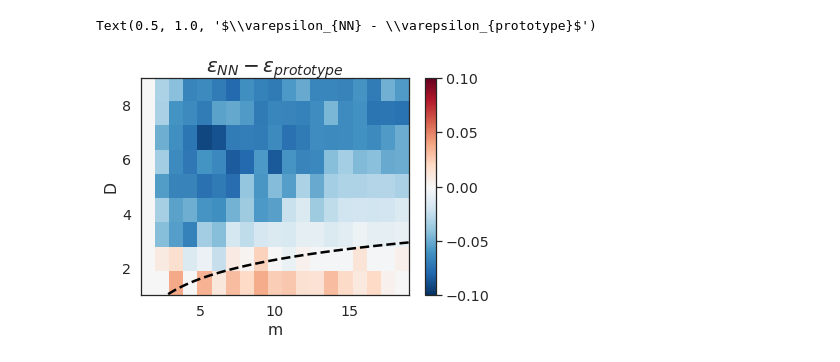
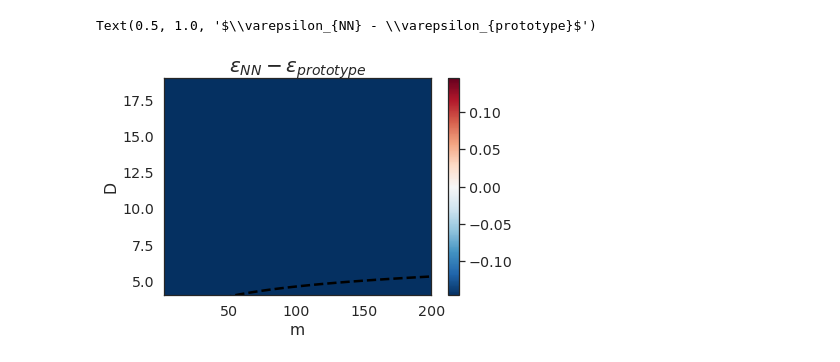
Before and after one commit to bsorsch/geometry-fewshot-learning, a Jupyter notebook: NN high-D.ipynb, the cells around one changed output. Saved outputs shown, nothing was run; the diff lists cells and outputs as text; code cells hidden in the pictures.

Commit message:
prototype vs exemplar experiments on object manifolds

```diff
--- a/NN high-D.ipynb
+++ b/NN high-D.ipynb
@@ -154,10 +147,10 @@ NN_errs = np.stack(NN_errs).reshape(len(ms),len(Ns),n_avg).mean(-1)
 # %%
 with sns.axes_style('white'):
-    diff = NN_errs
+    diff = (-proto_errs + NN_errs).T
     vmax = np.max(np.abs(diff))
     plt.imshow(diff, origin='lower',
                extent=(np.min(ms),np.max(ms),np.min(Ns),np.max(Ns)),
-              cmap='RdBu_r',aspect='auto')
+              cmap='RdBu_r',aspect='auto',vmin=-vmax/3,vmax=vmax/3)
 
     xx = np.linspace(np.min(ms),np.max(ms),100)
     plt.plot(xx,np.log(xx), c='black',linestyle='dashed')
@@ -179,0 +208,15 @@ plt.plot(NN_errs[5])
+# %%
+proto_errs = []
+NN_errs = []
+
+Ns = np.arange(4,20,5)
+ms = np.linspace(2,200,20,dtype='int')
+n_avg = 1
+for m in tqdm(ms):
+    for D in tqdm(Ns,leave=False):
+        for _ in range(n_avg):
+            proto_err, NN_err = sphere_experiment_orthogonal(m,D)
+            proto_errs.append(proto_err)
+            NN_errs.append(NN_err)
+proto_errs = np.stack(proto_errs).reshape(len(ms),len(Ns),n_avg).mean(-1)
+NN_errs = np.stack(NN_errs).reshape(len(ms),len(Ns),n_avg).mean(-1)
@@ -179,0 +237,19 @@ plt.plot(NN_errs[5])
+# %%
+with sns.axes_style('white'):
+    plt.subplot(121)
+    diff = NN_errs
+    vmax = np.max(np.abs(diff))
+    plt.imshow(diff, origin='lower',
+               extent=(np.min(ms),np.max(ms),np.min(Ns),np.max(Ns)),aspect='auto')
+
+    xx = np.linspace(np.min(ms),np.max(ms),100)
+    plt.plot(xx,np.log(xx), c='black',linestyle='dashed')
+    plt.subplot(122)
+    diff = proto_errs
+    vmax = np.max(np.abs(diff))
+    plt.imshow(diff, origin='lower',
+               extent=(np.min(ms),np.max(ms),np.min(Ns),np.max(Ns)),aspect='auto')
+
+    xx = np.linspace(np.min(ms),np.max(ms),100)
+    plt.plot(xx,np.log(xx), c='black',linestyle='dashed')
+    plt.colorbar()
@@ -180,20 +258,20 @@ plt.plot(NN_errs[5])
 # %%
 with sns.axes_style('white'):
-    diff = (proto_errs - NN_errs).T
+    diff = (-proto_errs + NN_errs).T
     vmax = np.max(np.abs(diff))
     plt.imshow(diff, origin='lower',
                extent=(np.min(ms),np.max(ms),np.min(Ns),np.max(Ns)),
-              cmap='RdBu_r',aspect='auto',vmax=0.1, vmin=-0.1)
+              cmap='RdBu_r',aspect='auto',vmin=-vmax/3,vmax=vmax/3)
 
     xx = np.linspace(np.min(ms),np.max(ms),100)
     plt.plot(xx,np.log(xx), c='black',linestyle='dashed')
     plt.colorbar()
 plt.xlabel('m')
 plt.ylabel('D');
 plt.ylim(np.min(Ns),np.max(Ns))
 plt.title(r'$\varepsilon_{NN} - \varepsilon_{prototype}$',fontsize=20)
 # plt.xlim([0,500])
 # plt.savefig('images/NN_vs_prototype_theory.pdf')
 # %% [output]
 Text(0.5, 1.0, '$\\varepsilon_{NN} - \\varepsilon_{prototype}$')
-[figure, old version]
+[figure, new version]
```
Also changed, not shown: parts of 121 cells of this notebook, 6 other files.
